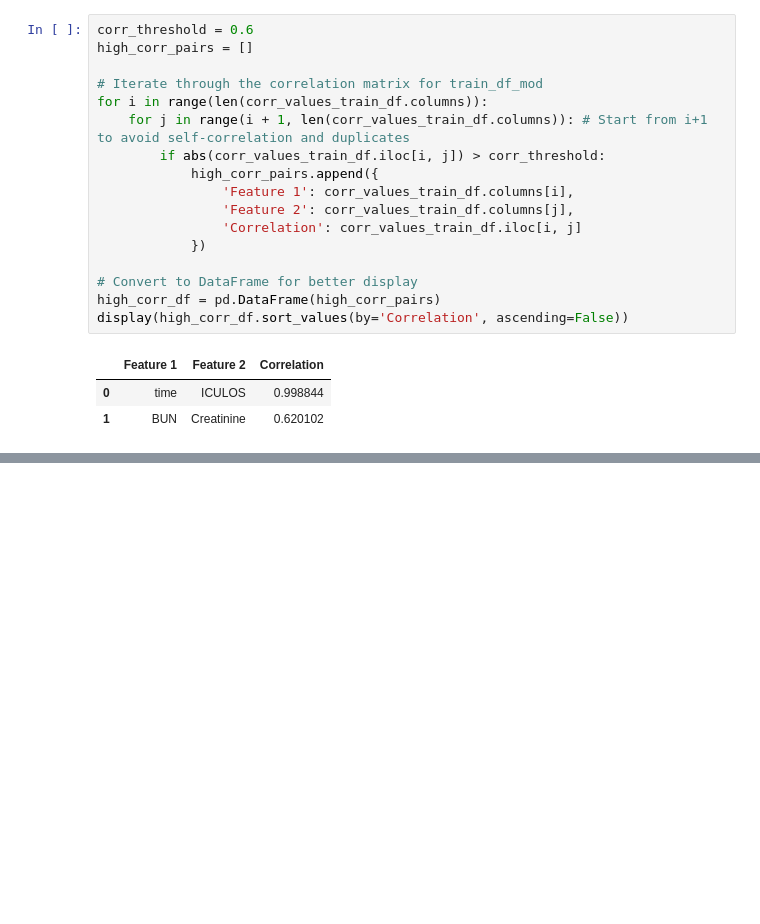
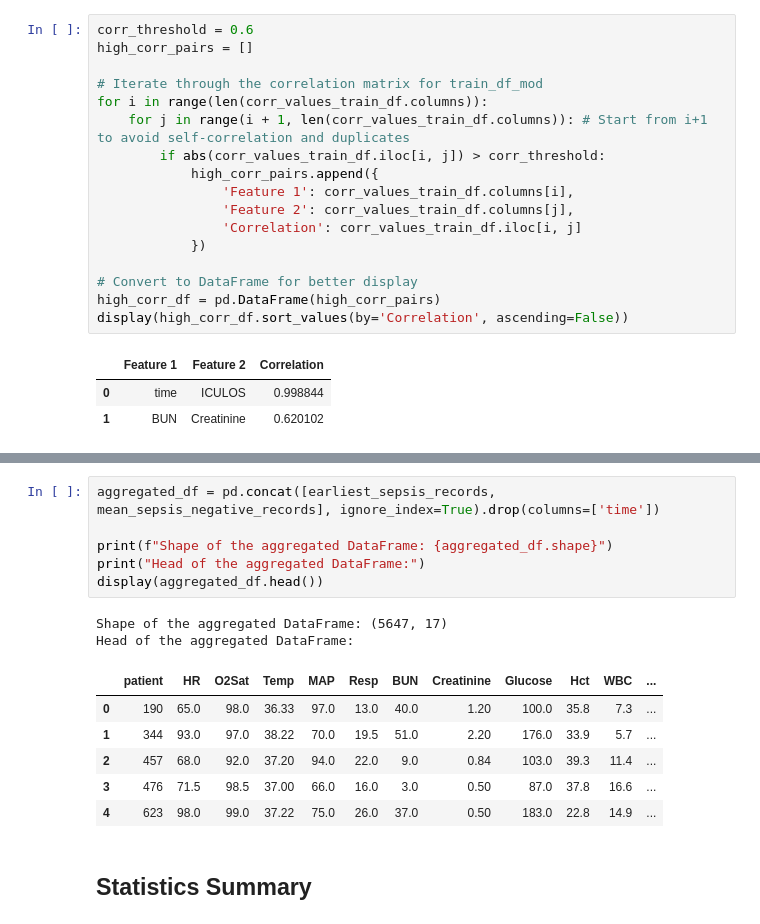
Before and after one commit to pineapple-666/Detect-Sepsis-in-Patients-Before-it-Emerges, a Jupyter notebook: notebook/Step1_Data_Exploring.ipynb, the cells around one changed output, grey strips where cells are left out. Cells and saved outputs as stored; diff of their text form; blank space fills up the shorter version.

```diff
--- a/notebook/Step1_Data_Exploring.ipynb
+++ b/notebook/Step1_Data_Exploring.ipynb
@@ -273,0 +394,17 @@ display(high_corr_df.sort_values(by='Correlation', ascending=False))
+# %%
+aggregated_df = pd.concat([earliest_sepsis_records, mean_sepsis_negative_records], ignore_index=True).drop(columns=['time'])
+
+print(f"Shape of the aggregated DataFrame: {aggregated_df.shape}")
+print("Head of the aggregated DataFrame:")
+display(aggregated_df.head())
+# %% [output]
+Shape of the aggregated DataFrame: (5647, 17)
+Head of the aggregated DataFrame:
+|  | patient | HR | O2Sat | Temp | MAP | Resp | BUN | Creatinine | Glucose | Hct | WBC | ... |
+| 0 | 190 | 65.0 | 98.0 | 36.33 | 97.0 | 13.0 | 40.0 | 1.20 | 100.0 | 35.8 | 7.3 | ... |
+| 1 | 344 | 93.0 | 97.0 | 38.22 | 70.0 | 19.5 | 51.0 | 2.20 | 176.0 | 33.9 | 5.7 | ... |
+| 2 | 457 | 68.0 | 92.0 | 37.20 | 94.0 | 22.0 | 9.0 | 0.84 | 103.0 | 39.3 | 11.4 | ... |
+| 3 | 476 | 71.5 | 98.5 | 37.00 | 66.0 | 16.0 | 3.0 | 0.50 | 87.0 | 37.8 | 16.6 | ... |
+| 4 | 623 | 98.0 | 99.0 | 37.22 | 75.0 | 26.0 | 37.0 | 0.50 | 183.0 | 22.8 | 14.9 | ... |
+# %% [markdown]
+## Statistics Summary
```
Also changed, not shown: parts of 11 cells of this notebook.
